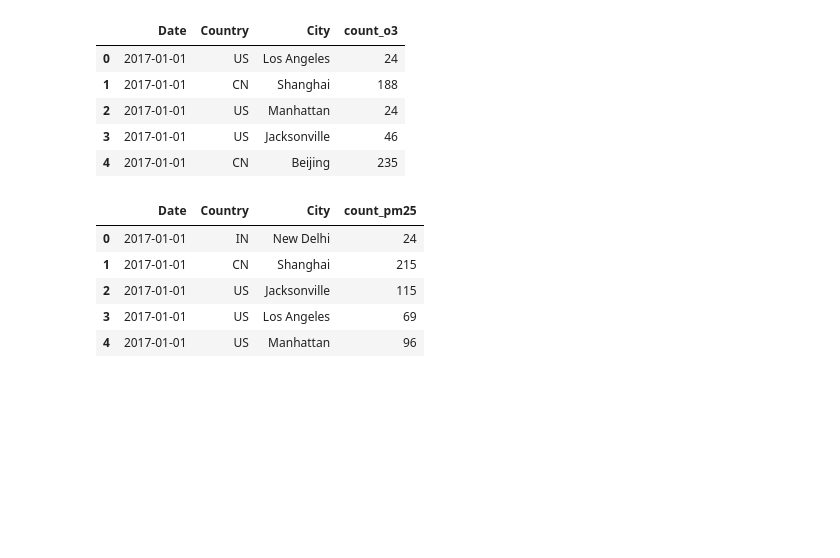
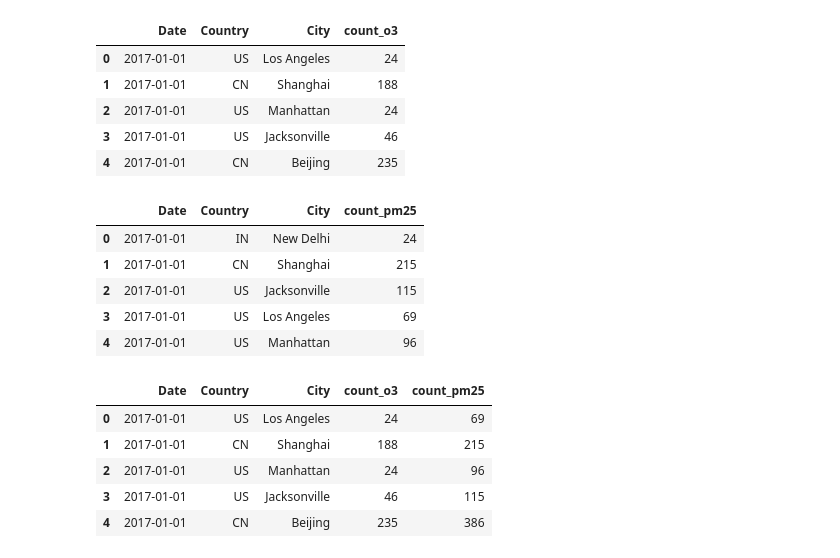
Before and after one commit to shriansh8619/ETL_Project-SQL_python-, a Jupyter notebook: ETL_project.ipynb, the cells around one changed output. Cells and saved outputs as stored; diff of their text form; code cells hidden in the pictures; blank space fills up the shorter version.

```diff
--- a/ETL_project.ipynb
+++ b/ETL_project.ipynb
@@ -52,3 +53,13 @@ df2.head()
 | 2 | 2017-01-01 | US | Jacksonville | 115 |
 | 3 | 2017-01-01 | US | Los Angeles | 69 |
 | 4 | 2017-01-01 | US | Manhattan | 96 |
+# %%
+new_df=pd.merge(df1,df2,on=['Date','Country','City'],how='left')
+new_df.head()
+# %% [output]
+|  | Date | Country | City | count_o3 | count_pm25 |
+| 0 | 2017-01-01 | US | Los Angeles | 24 | 69 |
+| 1 | 2017-01-01 | CN | Shanghai | 188 | 215 |
+| 2 | 2017-01-01 | US | Manhattan | 24 | 96 |
+| 3 | 2017-01-01 | US | Jacksonville | 46 | 115 |
+| 4 | 2017-01-01 | CN | Beijing | 235 | 386 |
```
Also changed, not shown: parts of 9 cells of this notebook.
